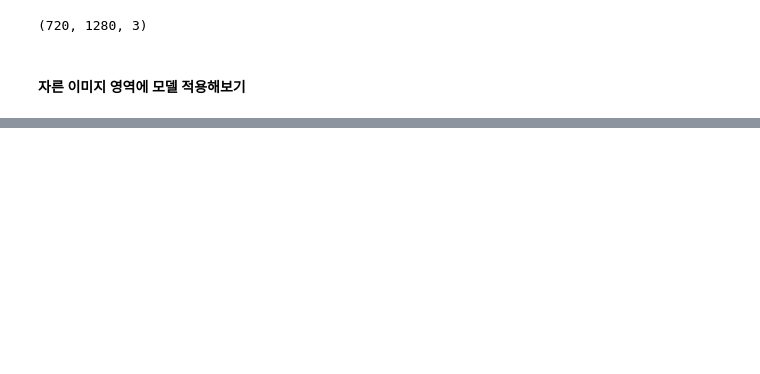
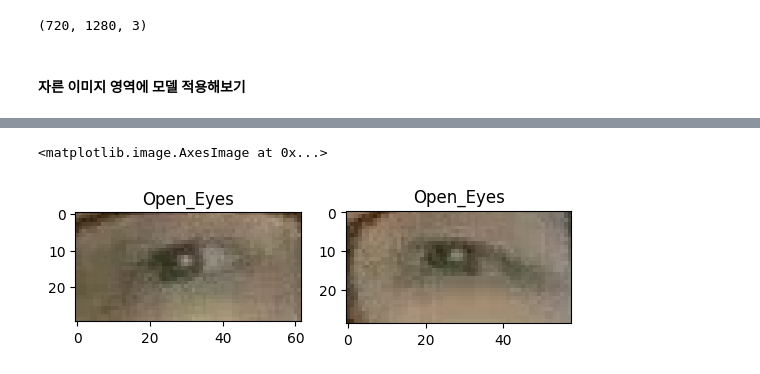
Before and after one commit to iznue/Ml_project, a Jupyter notebook: week8/drowsiness_detection/test_aihub_mediapipe&torchmodel.ipynb, the cells around one changed output, grey strips where cells are left out. Drawn from its saved outputs; the diff is of its cells as text; code cells hidden in the pictures; blank space fills up the shorter version.

Commit message:
predict each eyes condition

```diff
--- a/week8/drowsiness_detection/test_aihub_mediapipe&torchmodel.ipynb
+++ b/week8/drowsiness_detection/test_aihub_mediapipe&torchmodel.ipynb
@@ -521,0 +485,51 @@ predicted_class_label
+# %%
+import torch
+import torch.nn as nn
+import torchsummary
+
+from torchvision import models
+from torchvision import transforms
+from PIL import Image
+
+device = torch.device("cuda" if torch.cuda.is_available() else "cpu")
+
+Class_Names=['Closed_Eyes', 'Open_Eyes']
+
+# load model
+model = torch.load('drowsiness_detect.pt')
+model.load_state_dict(torch.load('drowsiness_detect_state_dict.pt'))
+
+model.eval()
+
+transform = transforms.Compose([
+    transforms.Resize((64, 64)),
+    transforms.ToTensor()
+])
+
+
+def predicted_label(crop_eye):
+    crop_eye = cv2.cvtColor(eye, cv2.COLOR_BGR2RGB)
+    eye_img = Image.fromarray(crop_eye)
+
+    eye_img = transform(eye_img).to(device)
+    eye_img = eye_img.unsqueeze(0)
+
+    test_preds = model(eye_img)
+    predicted_class_idx = torch.argmax(test_preds, dim=1)
+    predicted_class_label = Class_Names[predicted_class_idx.item()]
+
+    return predicted_class_label
+
+right = predicted_label(eye_right)
+left = predicted_label(eye_left)
+
+plt.subplot(1,2,1)
+plt.title(right)
+plt.imshow(eye_right)
+
+plt.subplot(1,2,2)
+plt.title(left)
+plt.imshow(eye_left)
+# %% [output]
+<matplotlib.image.AxesImage at 0x...>
+[figure, added]
```
Also changed, not shown: parts of 7 cells of this notebook.
